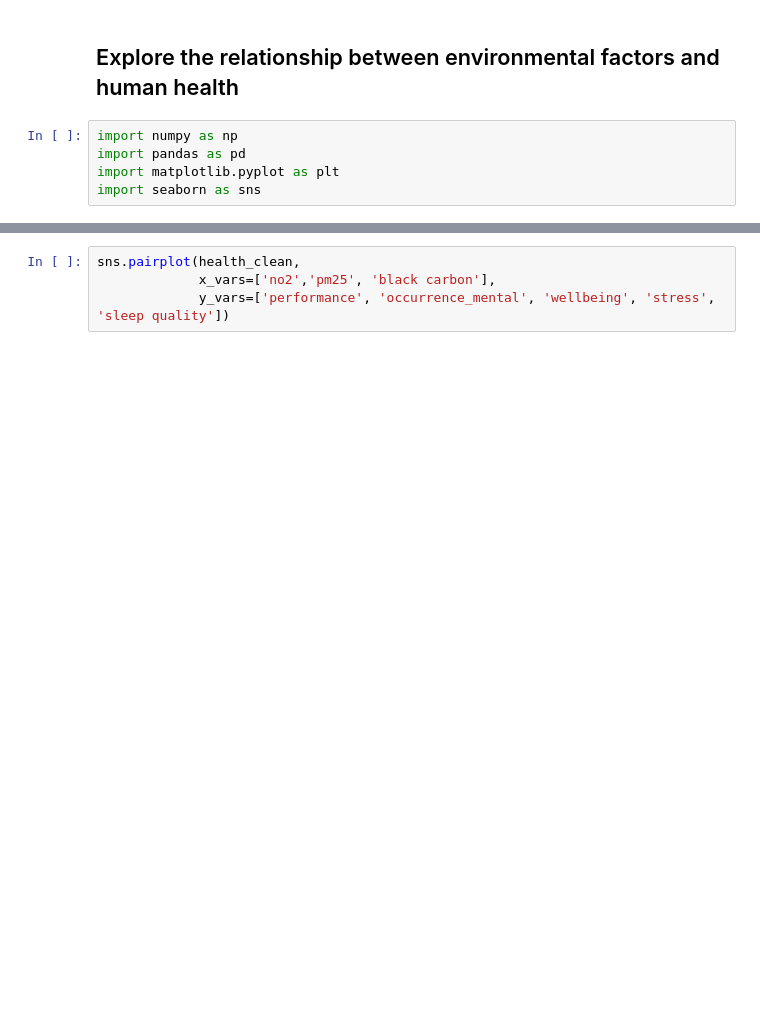
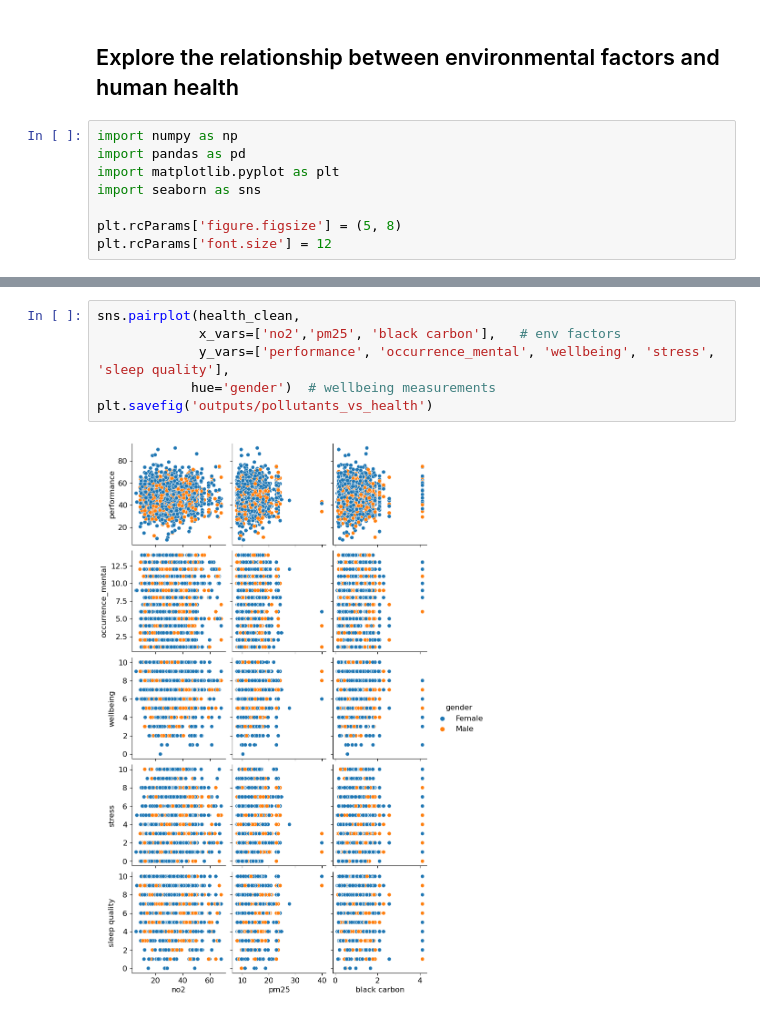
Before and after one commit to UCB-stat-159-s23/project-Group18, a Jupyter notebook: PollutantsVsWellbeing.ipynb, the cells around one changed output, grey strips where cells are left out. Cells and saved outputs as stored; diff of their text form; blank space fills up the shorter version.

Commit message:
analysis for pollutants and health

```diff
--- a/PollutantsVsWellbeing.ipynb
+++ b/PollutantsVsWellbeing.ipynb
@@ -5,6 +5,9 @@ import numpy as np
 import pandas as pd
 import matplotlib.pyplot as plt
 import seaborn as sns
+
+plt.rcParams['figure.figsize'] = (5, 8)
+plt.rcParams['font.size'] = 12
 # %%
 health_clean = pd.read_csv('data/CitieSHealth_BCN_DATA_PanelStudy_20220414_Clean.csv')
 health_clean.head()
@@ -13,5 +21,9 @@ FileNotFoundError: [Errno 2] No such file or directory: 'data/CitieSHealth_BCN_D
 # %%
 sns.pairplot(health_clean,
-             x_vars=['no2','pm25', 'black carbon'],
-             y_vars=['performance', 'occurrence_mental', 'wellbeing', 'stress', 'sleep quality'])
+             x_vars=['no2','pm25', 'black carbon'],   # env factors
+             y_vars=['performance', 'occurrence_mental', 'wellbeing', 'stress', 'sleep quality'],
+            hue='gender')  # wellbeing measurements
+plt.savefig('outputs/pollutants_vs_health')
+# %% [output]
+[figure, added]
 # %%
```
Also changed, not shown: parts of 7 cells of this notebook.
